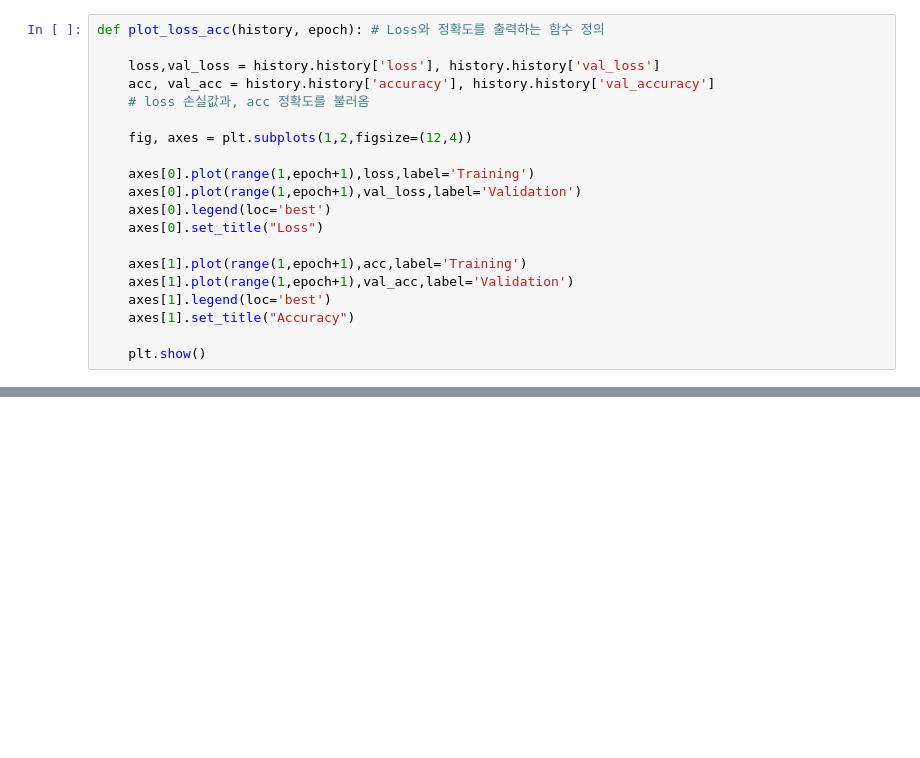
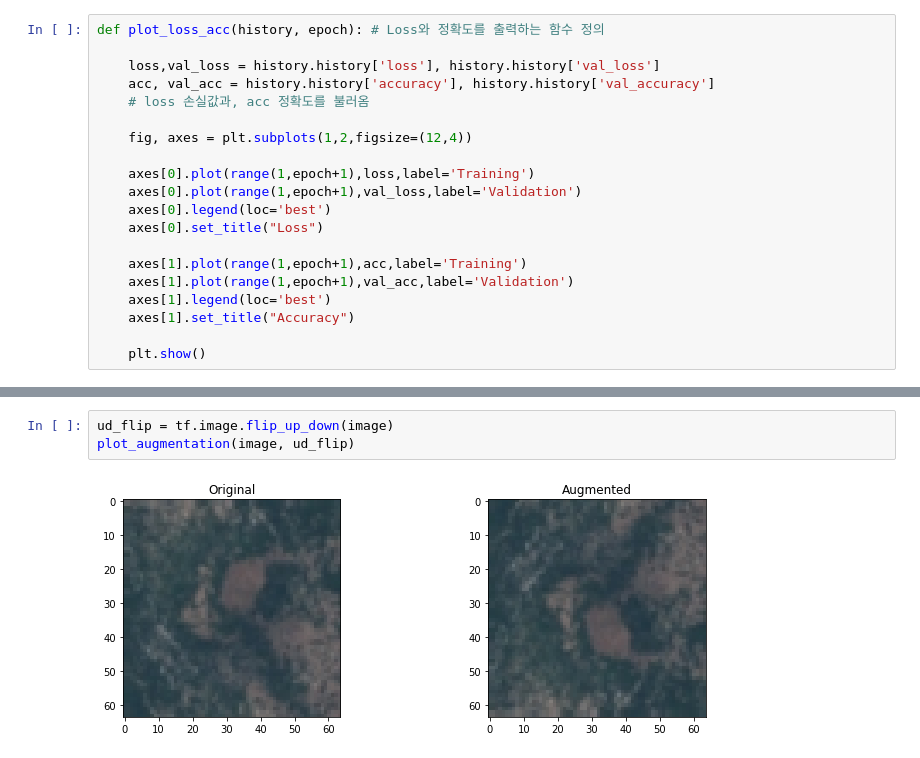
Before and after one commit to dnrgus1127/deeplearning_study, a Jupyter notebook: 위성 이미지 분류 실습.ipynb, the cells around one changed output, grey strips where cells are left out. Drawn from its saved outputs; the diff is of its cells as text; blank space fills up the shorter version.

```diff
--- a/위성 이미지 분류 실습.ipynb
+++ b/위성 이미지 분류 실습.ipynb
@@ -185,0 +192,5 @@ plot_loss_acc(history, 50)
+# %%
+ud_flip = tf.image.flip_up_down(image)
+plot_augmentation(image, ud_flip)
+# %% [output]
+[figure, added]
```
Also changed, not shown: parts of 24 cells of this notebook, 9 other files.
